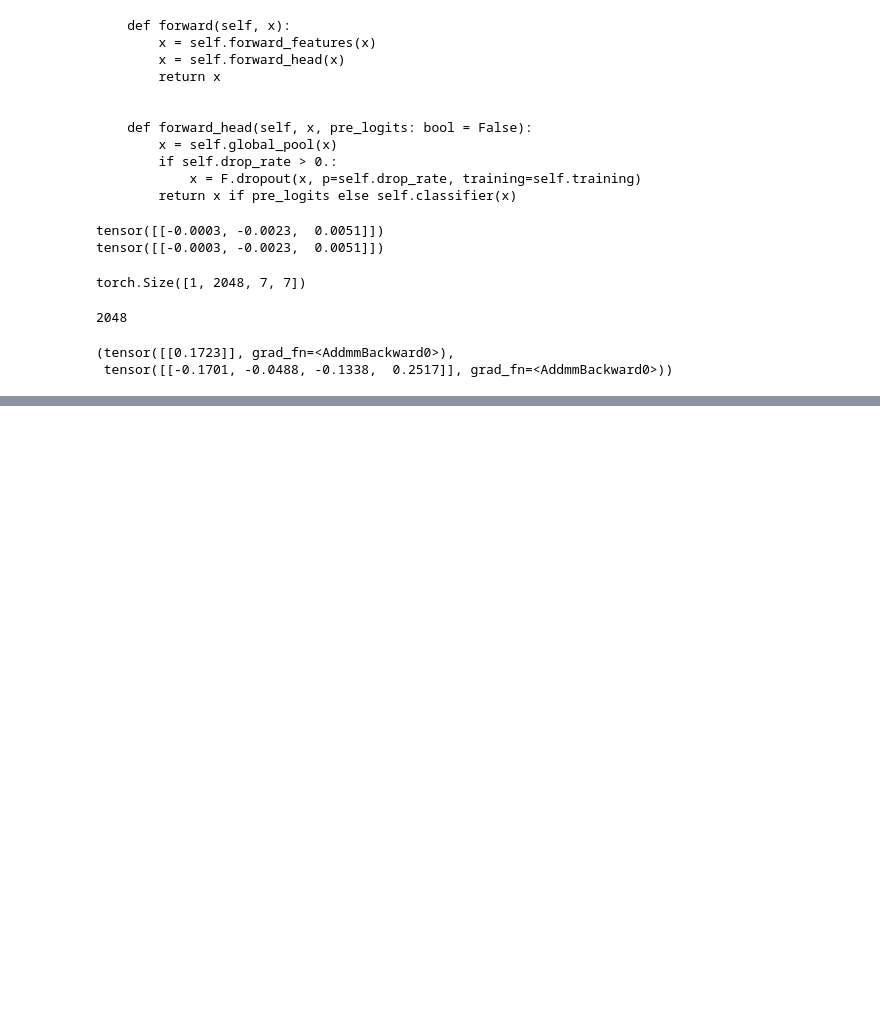
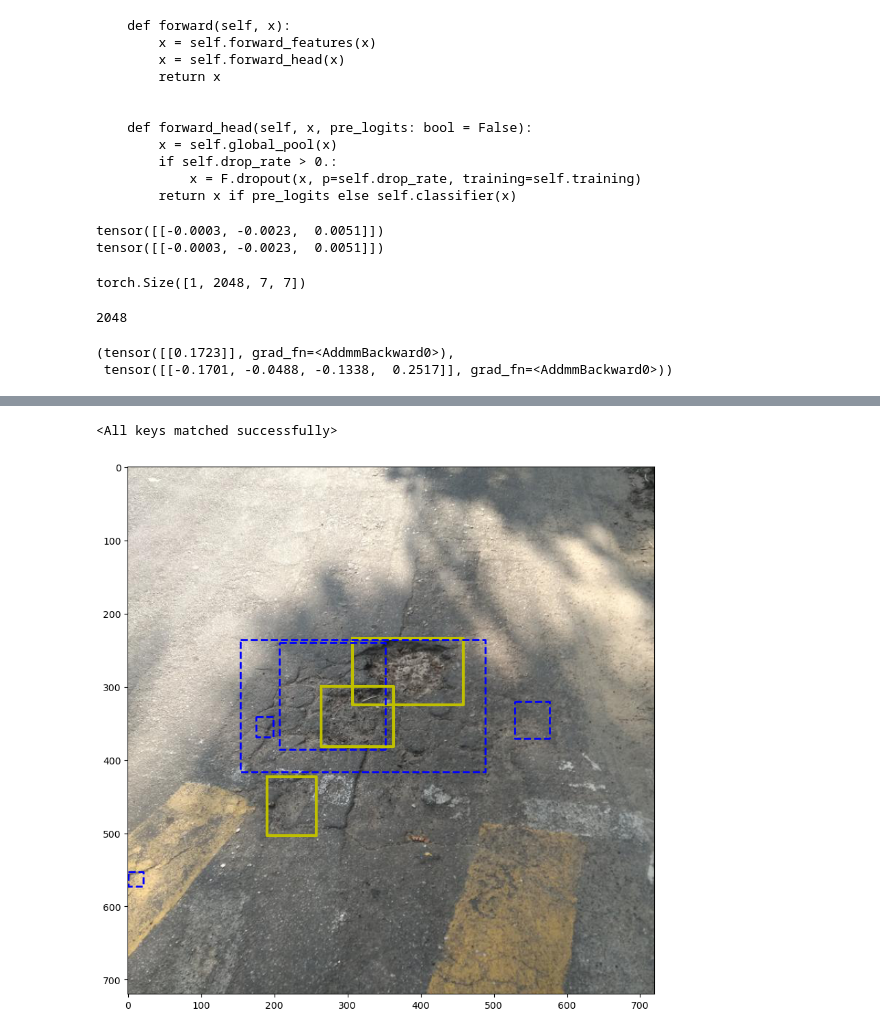
Before and after one commit to oe-andreas/02516, a Jupyter notebook: Object detection/test_oe.ipynb, the cells around one changed output, grey strips where cells are left out. Cells and saved outputs as stored; diff of their text form; code cells hidden in the pictures; blank space fills up the shorter version.

```diff
--- a/Object detection/test_oe.ipynb
+++ b/Object detection/test_oe.ipynb
@@ -431,0 +444,47 @@ model2(input)
+# %%
+
+device = torch.device('cuda' if torch.cuda.is_available() else 'cpu')
+
+# Load the model
+model_path = "Trained_models/model_20241110_1518.pth"
+model = EfficientNetWithBBox('efficientnet_b5', pretrained=False, num_classes=1)
+model.load_state_dict(torch.load(model_path, map_location=device))
+# %% [output]
+<All keys matched successfully>
+# %%
+# small data loader to avoid memory issues
+
+names = [f"img-{i}" for i in range(1, 11)]
+
+def load_data(names):
+    for name in names:
+
+        image = Image.open(os.path.join('Potholes', 'annotated-images', name + '.jpg'))
+
+        with open(os.path.join('Potholes', 'annotated-images', name + '.xml')) as f:
+            GT_boxes = parse_xml(f)
+
+        # read proposals
+        with open(os.path.join('Potholes', 'annotated-images', name + '_ss.json')) as f:
+            SS_boxes = json.load(f)
+            SS_boxes = [box['bbox'] for box in SS_boxes]
+
+        yield image, GT_boxes, SS_boxes
+# %%
+gen = load_data(names)
+# %%
+image, GT_boxes, SS_boxes = next(gen)
+# %%
+#show image
+plt.figure(figsize=(10, 10))
+plt.imshow(image)
+
+# Plot GT boxes
+for box in GT_boxes:
+    plt.plot([box[0], box[2], box[2], box[0], box[0]], [box[1], box[1], box[3], box[3], box[1]], 'y', linewidth=3, label='GT')
+
+# Plot SS boxes
+for box in random.sample(SS_boxes, 5):
+    plt.plot([box[0], box[2], box[2], box[0], box[0]], [box[1], box[1], box[3], box[3], box[1]], 'b--', linewidth=2, label='SS')
+# %% [output]
+[figure, added]
```
Also changed, not shown: parts of 4 cells of this notebook, 3 other files.
